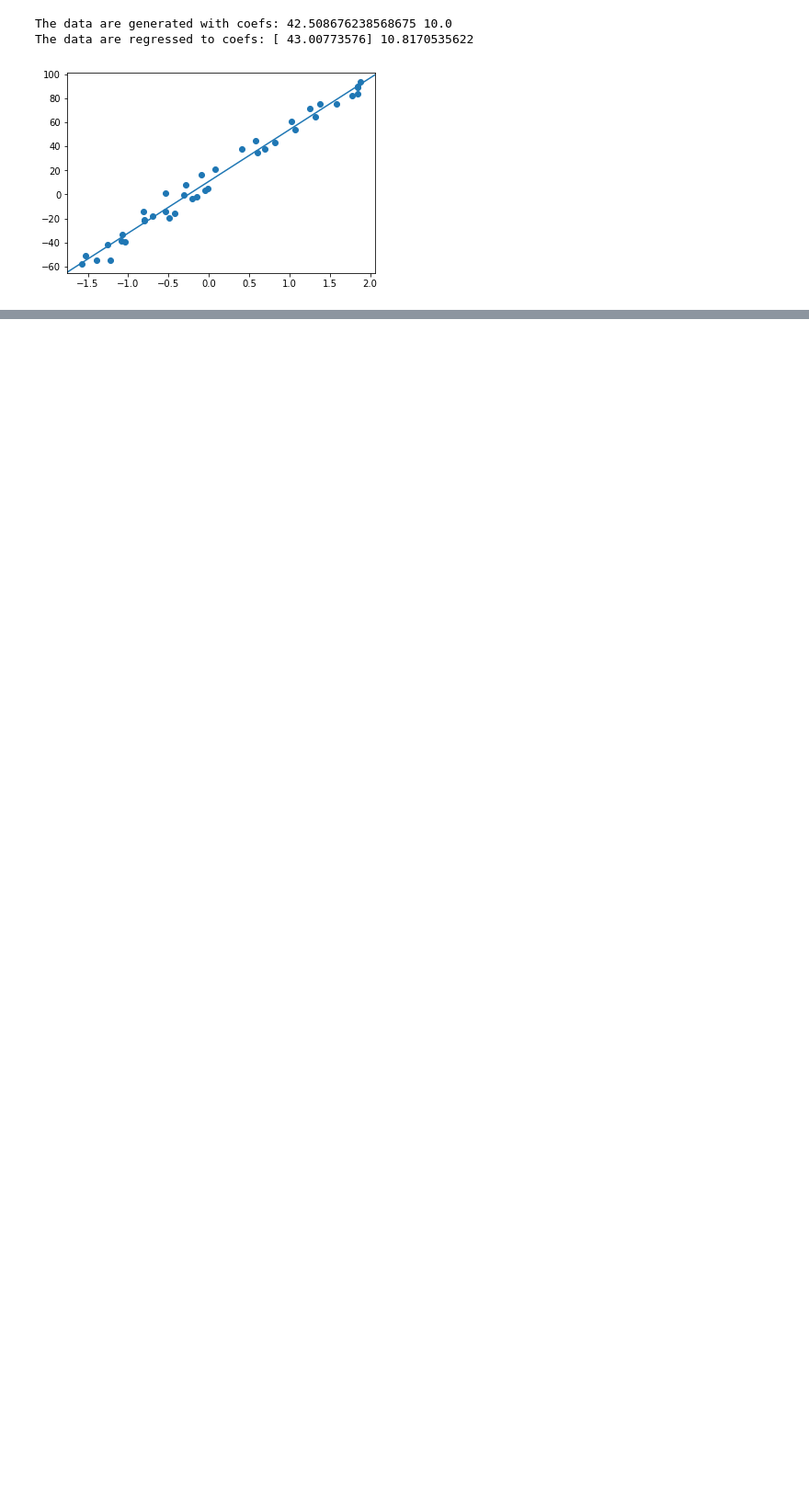
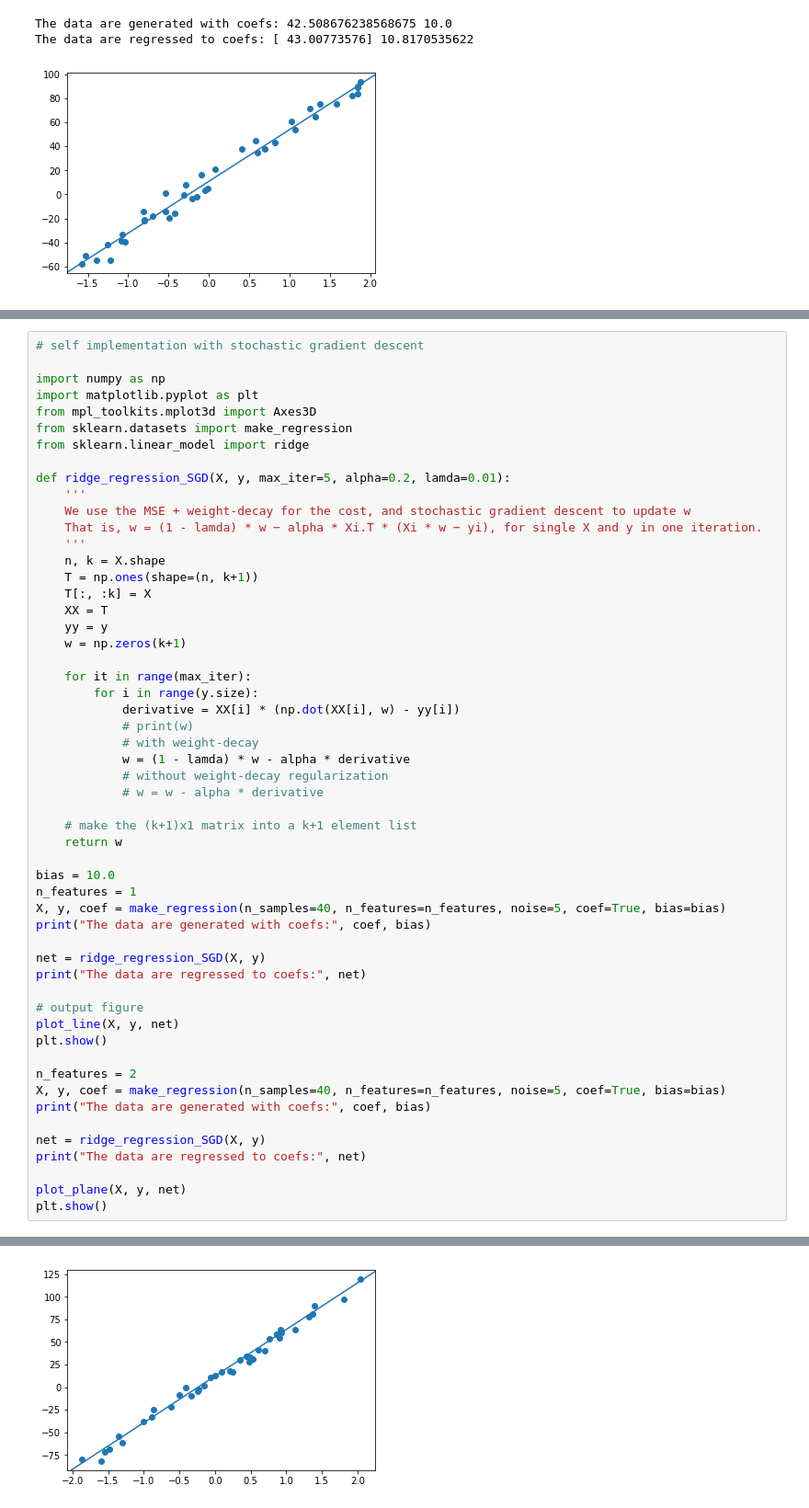
Before and after one commit to 2015xli/linear-regression, a Jupyter notebook: linear-regression.ipynb, the cells around one changed output, grey strips where cells are left out. Shown at 92% size. Cells and saved outputs as stored; diff of their text form; blank space fills up the shorter version.

```diff
--- a/linear-regression.ipynb
+++ b/linear-regression.ipynb
@@ -183,3 +184,58 @@ The data are regressed to coefs: [13.33040352104561, 10.477498621984333]
 The data are generated with coefs: [ 18.32387082  12.23507797] 10.0
 The data are regressed to coefs: [16.837976466070863, 13.24347365827236, 10.173224647308734]
 [figure]
+# %%
+# self implementation with stochastic gradient descent
+
+import numpy as np
+import matplotlib.pyplot as plt
+from mpl_toolkits.mplot3d import Axes3D
+from sklearn.datasets import make_regression
+from sklearn.linear_model import ridge
+
+def ridge_regression_SGD(X, y, max_iter=5, alpha=0.2, lamda=0.01):
+    '''
+    We use the MSE + weight-decay for the cost, and stochastic gradient descent to update w
+    That is, w = (1 - lamda) * w − alpha * Xi.T * (Xi * w − yi), for single X and y in one iteration.
+    '''
+    n, k = X.shape
+    T = np.ones(shape=(n, k+1))
+    T[:, :k] = X
+    XX = T
+    yy = y
+    w = np.zeros(k+1)
+
+    for it in range(max_iter):
+        for i in range(y.size):
+            derivative = XX[i] * (np.dot(XX[i], w) - yy[i])
+            # print(w)
+            # with weight-decay
+            w = (1 - lamda) * w - alpha * derivative
+            # without weight-decay regularization
+            # w = w - alpha * derivative
+
+    # make the (k+1)x1 matrix into a k+1 element list
+    return w
+
+bias = 10.0
+n_features = 1
+X, y, coef = make_regression(n_samples=40, n_features=n_features, noise=5, coef=True, bias=bias)
+print("The data are generated with coefs:", coef, bias)
+
+net = ridge_regression_SGD(X, y)
+print("The data are regressed to coefs:", net)
+
+# output figure
+plot_line(X, y, net)
+plt.show()
+
+n_features = 2
+X, y, coef = make_regression(n_samples=40, n_features=n_features, noise=5, coef=True, bias=bias)
+print("The data are generated with coefs:", coef, bias)
+
+net = ridge_regression_SGD(X, y)
+print("The data are regressed to coefs:", net)
+
+plot_plane(X, y, net)
+plt.show()
+# %% [output]
@@ -185,0 +244 @@ The data are regressed to coefs: [16.837976466070863, 13.24347365827236, 10.1732
+[figure, added]
```
Also changed, not shown: parts of 2 cells of this notebook, 1 other file.
